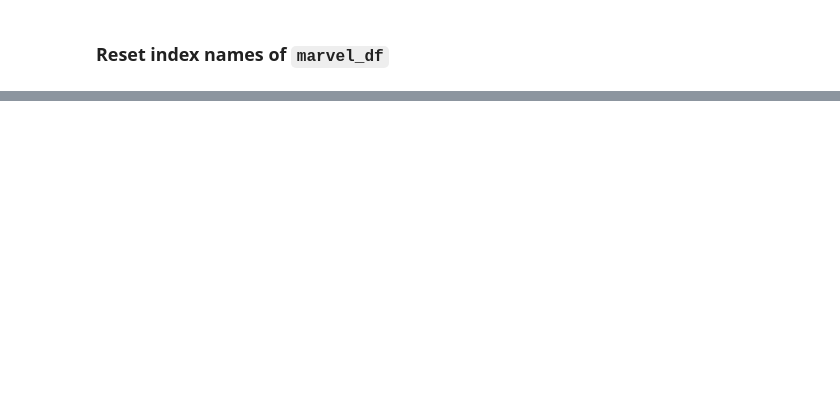
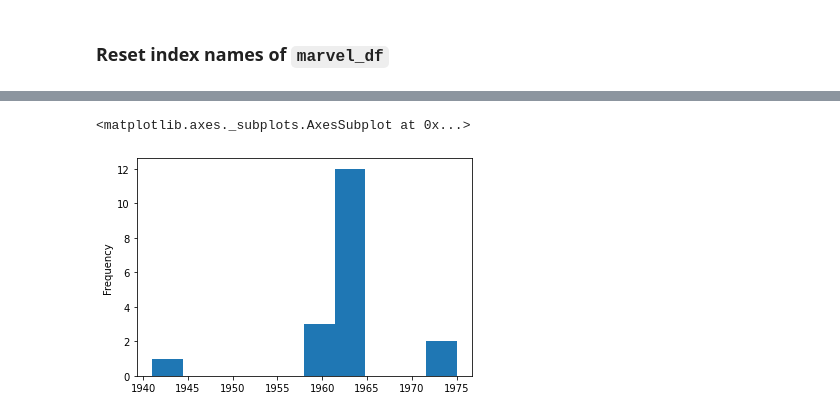
Before and after one commit to amanm063/JUPYTER-NOTEBOOK-DATA-SCIENCE-BEGINNING, a Jupyter notebook: 4_Pandas_DataFrames_exercises.ipynb, the cells around one changed output, grey strips where cells are left out. Saved outputs shown, nothing was run; the diff lists cells and outputs as text; code cells hidden in the pictures; blank space fills up the shorter version.

```diff
--- a/4_Pandas_DataFrames_exercises.ipynb
+++ b/4_Pandas_DataFrames_exercises.ipynb
@@ -412,5 +568,9 @@ marvel_df.first_appearance.plot()
 ### Plot a histogram (plot.hist) with values of `first_appearance`
 # %%
 # your code goes here
+marvel_df["dob"].plot.hist()
+# %% [output]
+<matplotlib.axes._subplots.AxesSubplot at 0x...>
+[figure, added]
 # %%
 
```
Also changed, not shown: parts of 19 cells of this notebook.
